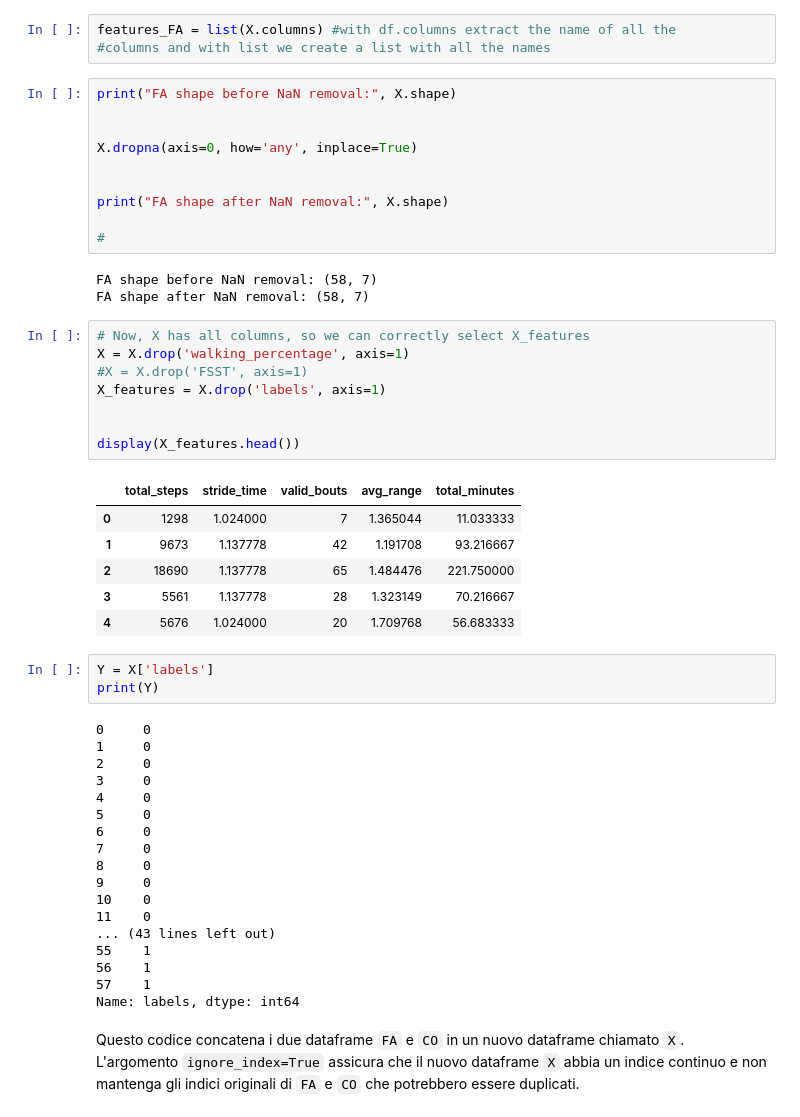
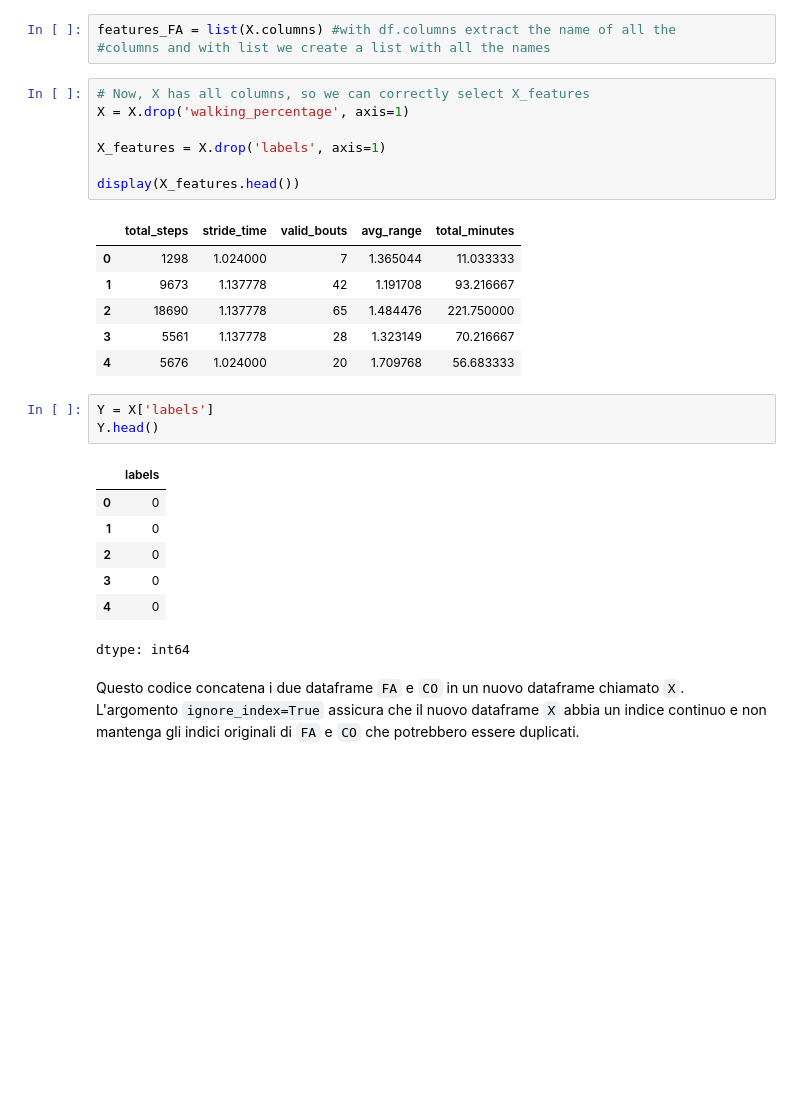
Before and after one commit to SimoneMonastero/Pink_Horizons, a Jupyter notebook: classifier_IMU.ipynb, the cells around one changed output. Saved outputs shown, nothing was run; the diff lists cells and outputs as text; blank space fills up the shorter version.

```diff
--- a/classifier_IMU.ipynb
+++ b/classifier_IMU.ipynb
@@ -30,26 +30,12 @@ X.head(5)
 # %%
 features_FA = list(X.columns) #with df.columns extract the name of all the
 #columns and with list we create a list with all the names
-# %%
-print("FA shape before NaN removal:", X.shape)
-
-
-X.dropna(axis=0, how='any', inplace=True)
-
-
-print("FA shape after NaN removal:", X.shape)
-
-#
-# %% [output]
-FA shape before NaN removal: (58, 7)
-FA shape after NaN removal: (58, 7)
 # %%
 # Now, X has all columns, so we can correctly select X_features
 X = X.drop('walking_percentage', axis=1)
-#X = X.drop('FSST', axis=1)
+
 X_features = X.drop('labels', axis=1)
 
-
 display(X_features.head())
 # %% [output]
 |  | total_steps | stride_time | valid_bouts | avg_range | total_minutes |
@@ -60,25 +46,15 @@ display(X_features.head())
 | 4 | 5676 | 1.024000 | 20 | 1.709768 | 56.683333 |
 # %%
 Y = X['labels']
-print(Y)
+Y.head()
 # %% [output]
+|  | labels |
+| 0 | 0 |
+| 1 | 0 |
+| 2 | 0 |
+| 3 | 0 |
+| 4 | 0 |
-0     0
-1     0
-2     0
-3     0
-4     0
-5     0
-6     0
-7     0
-8     0
-9     0
-10    0
-11    0
-... (43 lines left out)
-55    1
-56    1
-57    1
-Name: labels, dtype: int64
+dtype: int64
 # %% [markdown]
 Questo codice concatena i due dataframe `FA` e `CO` in un nuovo dataframe chiamato `X`. L'argomento `ignore_index=True` assicura che il nuovo dataframe `X` abbia un indice continuo e non mantenga gli indici originali di `FA` e `CO` che potrebbero essere duplicati.
 # %%
```
Also changed, not shown: parts of 1 cell of this notebook.
